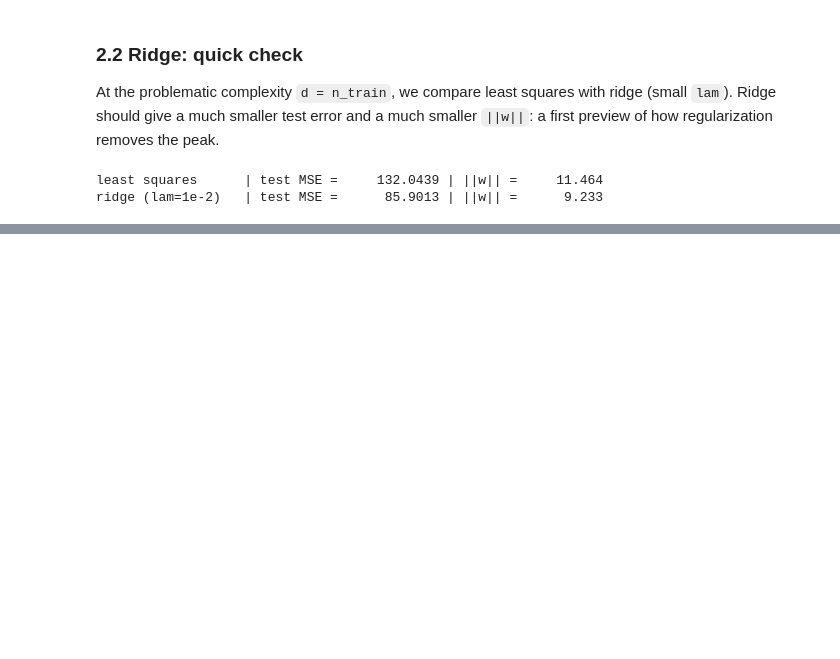
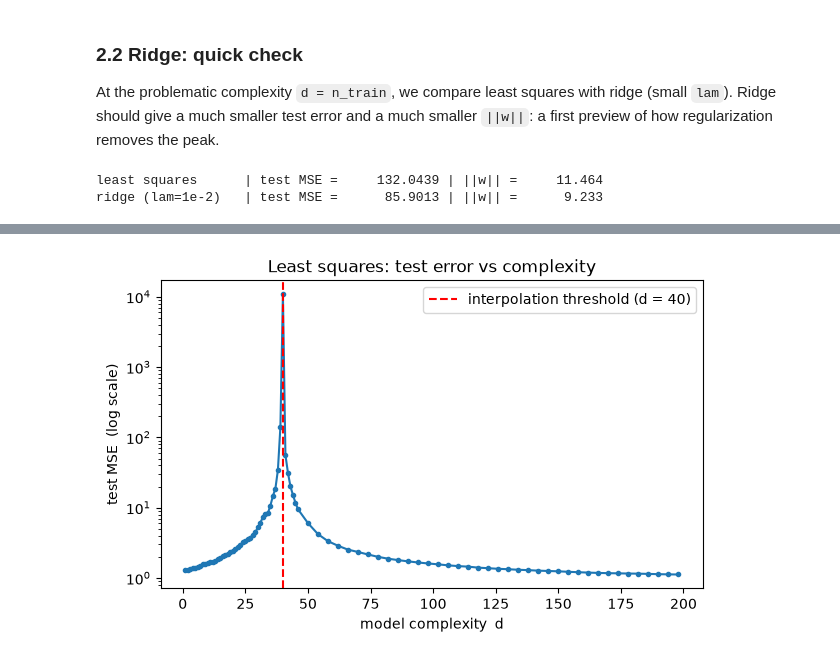
Before and after one commit to SamueleSamonini/double-descent, a Jupyter notebook: 01_main_experiment.ipynb, the cells around one changed output, grey strips where cells are left out. Saved outputs shown, nothing was run; the diff lists cells and outputs as text; code cells hidden in the pictures; blank space fills up the shorter version.

```diff
--- a/01_main_experiment.ipynb
+++ b/01_main_experiment.ipynb
@@ -119,0 +129,14 @@ ridge (lam=1e-2)   | test MSE =      85.9013 | ||w|| =      9.233
+# %%
+from double_descent import run_experiment
+
+# experiment configuration
+n_trials = 50    # number of independent datasets to average over
+lam = 1e-2       # ridge penalty (a single value for now)
+
+# grid of complexities d, denser near the threshold d = n_train
+d_grid = sorted(set(
+    list(range(1, n_train - 5)) +          # below threshold
+    list(range(n_train - 5, n_train + 6)) +  # dense around the threshold
+    list(range(n_train + 6, D + 1, 4))     # above threshold (coarser)
+))
+print(f"{len(d_grid)} values of d, from {d_grid[0]} to {d_grid[-1]}")
@@ -119,0 +145,14 @@ ridge (lam=1e-2)   | test MSE =      85.9013 | ||w|| =      9.233
+# %%
+# run the experiment (a few seconds)
+results = run_experiment(
+    d_grid=d_grid,
+    n_train=n_train,
+    n_test=n_test,
+    n_features=D,
+    noise_std=noise_std,
+    n_trials=n_trials,
+    lam=lam,
+    seed=SEED,
+)
+
+print("done. keys:", list(results.keys()))
@@ -119,0 +167,14 @@ ridge (lam=1e-2)   | test MSE =      85.9013 | ||w|| =      9.233
+# %%
+d_arr = np.array(d_grid)
+
+plt.figure(figsize=(7, 4))
+plt.plot(d_arr, results["ls_test"], marker=".")
+plt.axvline(n_train, color="red", linestyle="--", label=f"interpolation threshold (d = {n_train})")
+plt.yscale("log")   # log scale: the peak is very tall
+plt.xlabel("model complexity  d")
+plt.ylabel("test MSE  (log scale)")
+plt.title("Least squares: test error vs complexity")
+plt.legend()
+plt.show()
+# %% [output]
+[figure, added]
```
Also changed, not shown: parts of 13 cells of this notebook, 4 other files.
